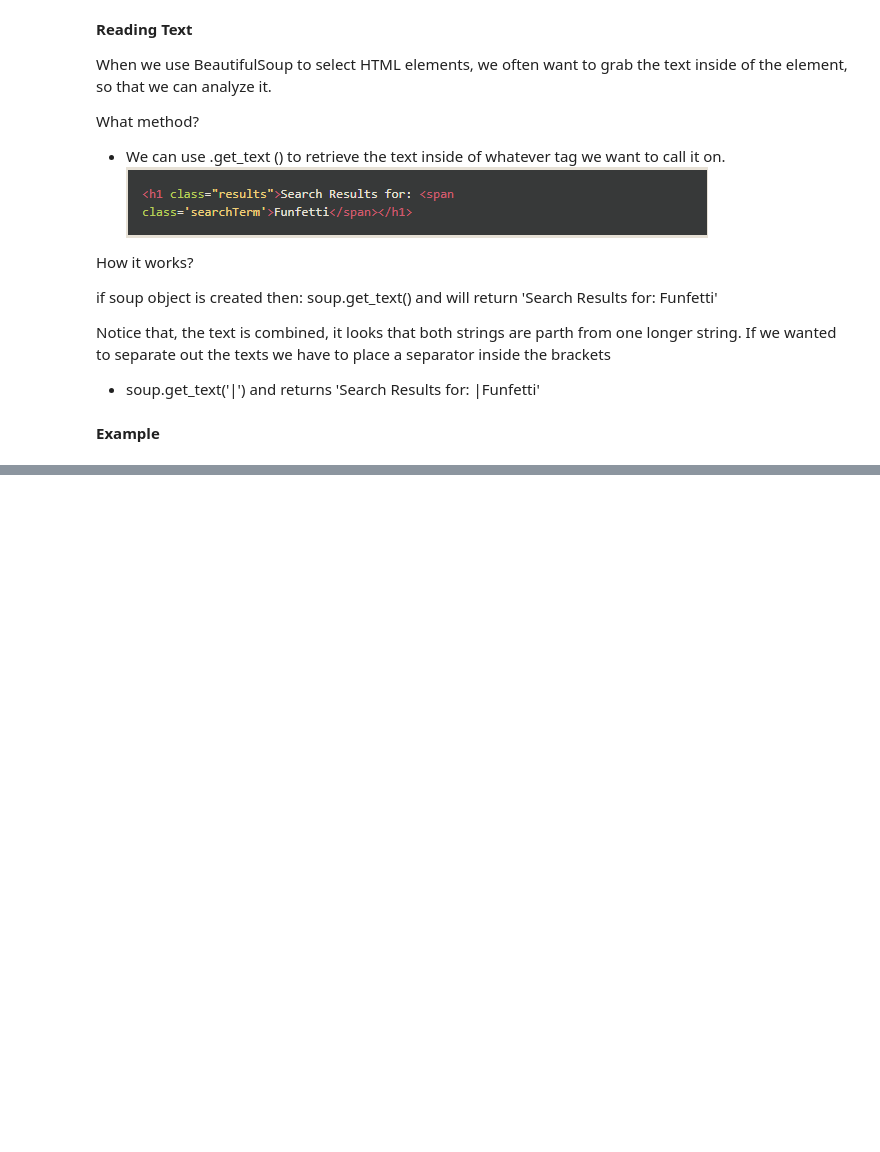
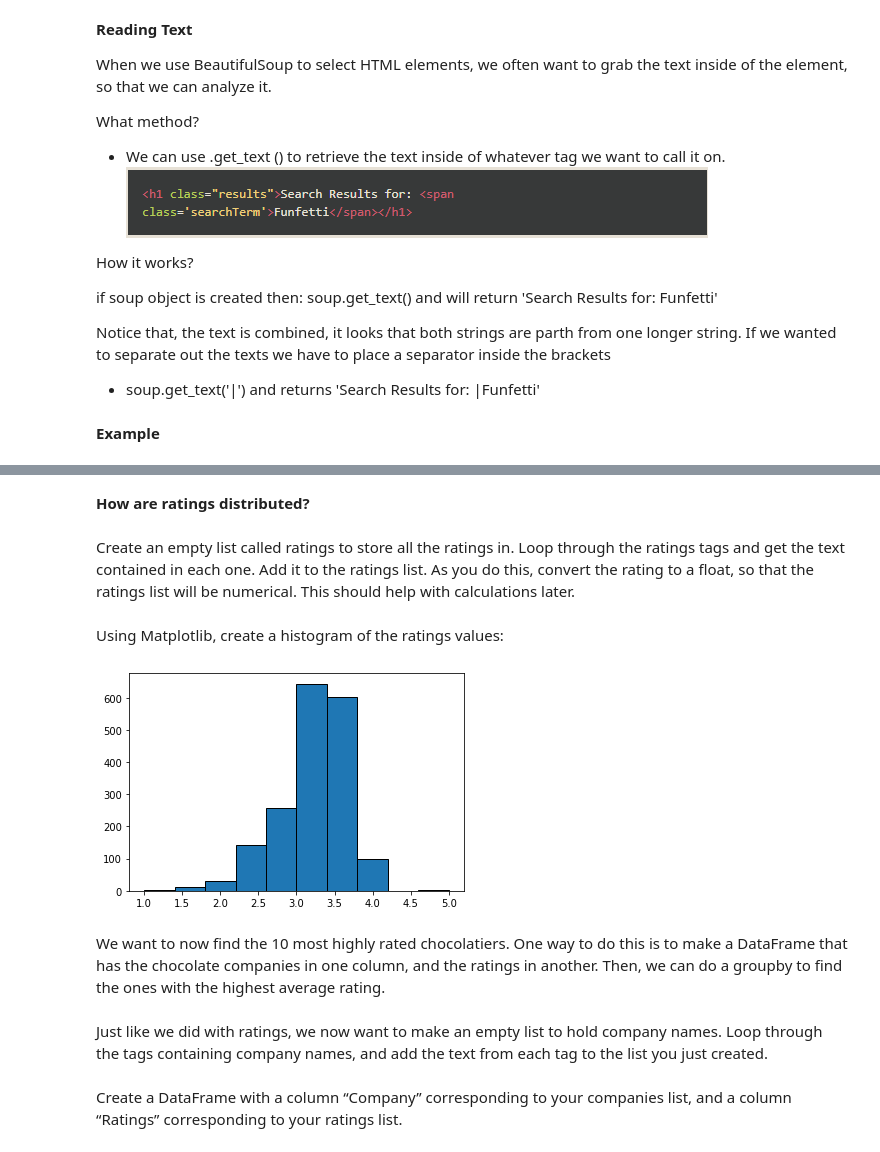
Before and after one commit to 82-petru/Web-Scraping, a Jupyter notebook: Web_scraping.ipynb, the cells around one changed output, grey strips where cells are left out. Drawn from its saved outputs; the diff is of its cells as text; code cells hidden in the pictures; blank space fills up the shorter version.

```diff
--- a/Web_scraping.ipynb
+++ b/Web_scraping.ipynb
@@ -241,0 +256,5 @@ print(turtle_data)
+# %%
+url = "https://content.codecademy.com/courses/beautifulsoup/cacao/index.html"
+webpage_response = requests.get(url)
+webpage = webpage_response.content
+soup = BeautifulSoup(webpage, "html.parser")
@@ -241,0 +264,24 @@ print(turtle_data)
+# %% [markdown]
+**How are ratings distributed?**
+# %%
+ratings_tags = soup.select('.Rating')
+# %% [markdown]
+Create an empty list called ratings to store all the ratings in. Loop through the ratings tags and get the text contained in each one. Add it to the ratings list. As you do this, convert the rating to a float, so that the ratings list will be numerical. This should help with calculations later.
+# %%
+ratings = []
+for rating in ratings_tags:
+  tag_all = rating.get_text()
+  ratings.append(tag_all)
+del ratings[0]
+tag_numeric = []
+for item in ratings:
+  tag_numeric.append(float(item))
+# %% [markdown]
+Using Matplotlib, create a histogram of the ratings values:
+# %%
+plt.hist(tag_numeric, edgecolor = 'black')
+plt.show()
+# %% [output]
+[figure, added]
+# %% [markdown]
+We want to now find the 10 most highly rated chocolatiers. One way to do this is to make a DataFrame that has the chocolate companies in one column, and the ratings in another. Then, we can do a groupby to find the ones with the highest average rating.
@@ -241,0 +290,2 @@ print(turtle_data)
+# %% [markdown]
+Just like we did with ratings, we now want to make an empty list to hold company names. Loop through the tags containing company names, and add the text from each tag to the list you just created.
@@ -241,0 +296,2 @@ print(turtle_data)
+# %% [markdown]
+Create a DataFrame with a column “Company” corresponding to your companies list, and a column “Ratings” corresponding to your ratings list.
```
Also changed, not shown: parts of 32 cells of this notebook.
